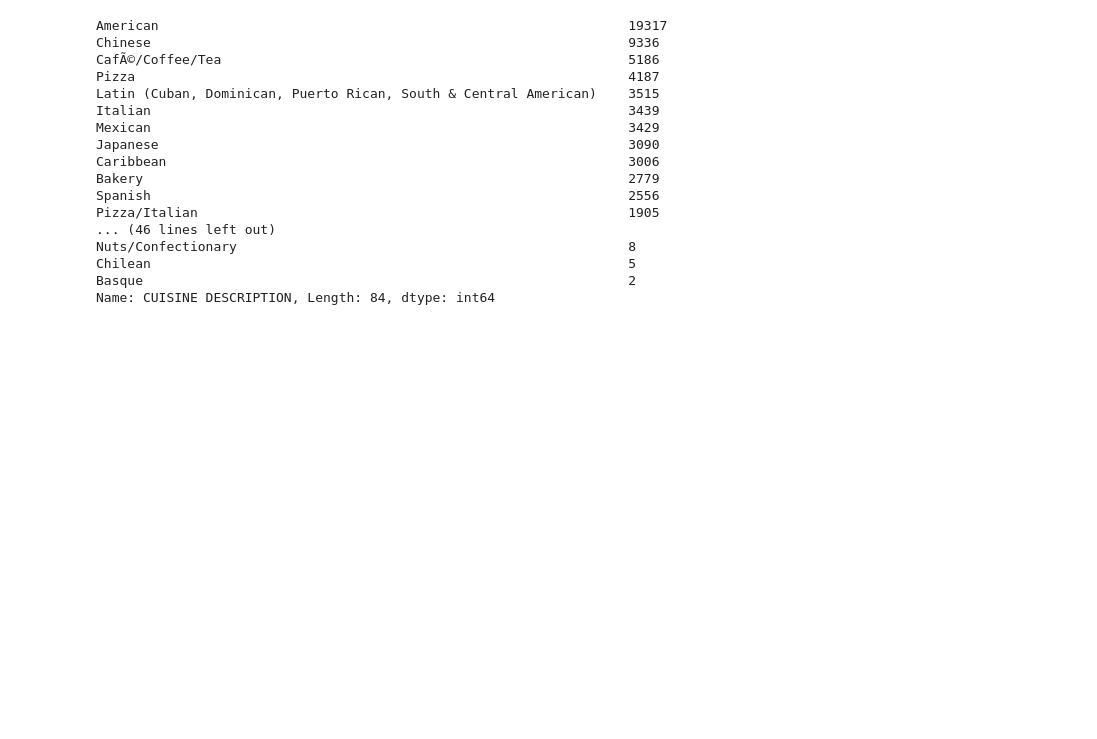
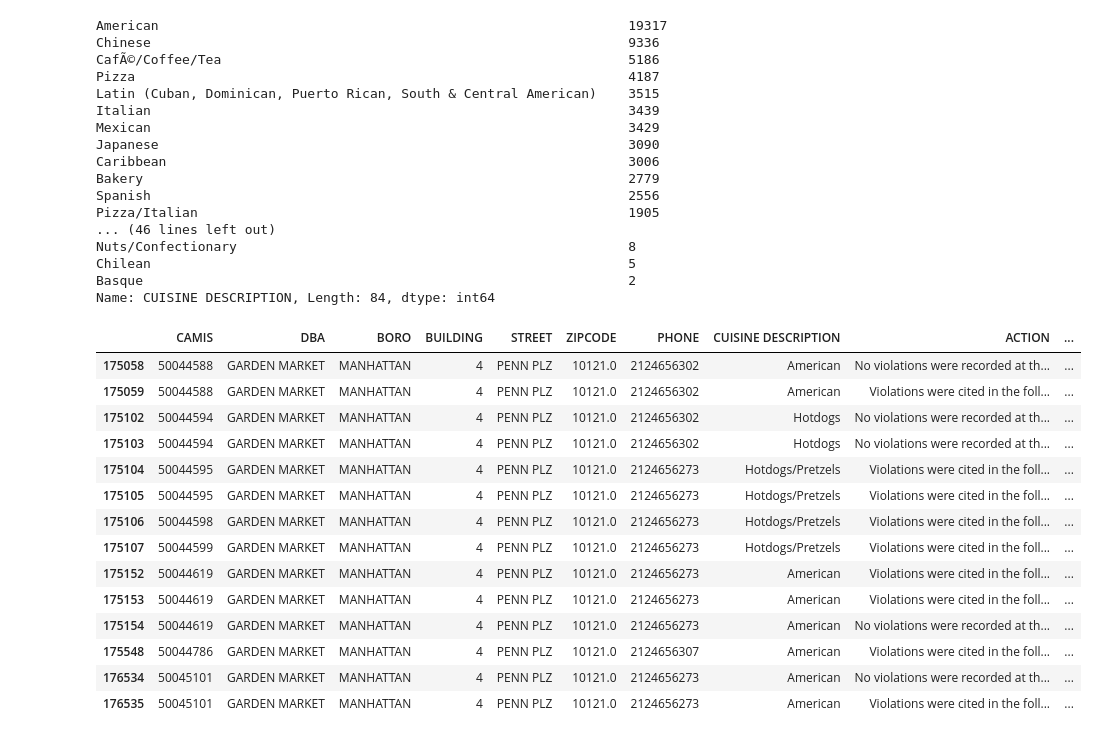
Before and after one commit to robblatt/Restaurant-Hypothesis-Testing, a Jupyter notebook: Chris_Discovery_v2.ipynb, the cells around one changed output. Drawn from its saved outputs; the diff is of its cells as text; code cells hidden in the pictures; blank space fills up the shorter version.

```diff
--- a/Chris_Discovery_v2.ipynb
+++ b/Chris_Discovery_v2.ipynb
@@ -700,3 +700,21 @@ Nuts/Confectionary                                                  8
 Chilean                                                             5
 Basque                                                              2
 Name: CUISINE DESCRIPTION, Length: 84, dtype: int64
+# %%
+df[df['DBA'] == 'GARDEN MARKET']
+# %% [output]
+|  | CAMIS | DBA | BORO | BUILDING | STREET | ZIPCODE | PHONE | CUISINE DESCRIPTION | ACTION | ... |
+| 175058 | 50044588 | GARDEN MARKET | MANHATTAN | 4 | PENN PLZ | 10121.0 | 2124656302 | American | No violations were recorded at th... | ... |
+| 175059 | 50044588 | GARDEN MARKET | MANHATTAN | 4 | PENN PLZ | 10121.0 | 2124656302 | American | Violations were cited in the foll... | ... |
+| 175102 | 50044594 | GARDEN MARKET | MANHATTAN | 4 | PENN PLZ | 10121.0 | 2124656302 | Hotdogs | No violations were recorded at th... | ... |
+| 175103 | 50044594 | GARDEN MARKET | MANHATTAN | 4 | PENN PLZ | 10121.0 | 2124656302 | Hotdogs | No violations were recorded at th... | ... |
+| 175104 | 50044595 | GARDEN MARKET | MANHATTAN | 4 | PENN PLZ | 10121.0 | 2124656273 | Hotdogs/Pretzels | Violations were cited in the foll... | ... |
+| 175105 | 50044595 | GARDEN MARKET | MANHATTAN | 4 | PENN PLZ | 10121.0 | 2124656273 | Hotdogs/Pretzels | Violations were cited in the foll... | ... |
+| 175106 | 50044598 | GARDEN MARKET | MANHATTAN | 4 | PENN PLZ | 10121.0 | 2124656273 | Hotdogs/Pretzels | Violations were cited in the foll... | ... |
+| 175107 | 50044599 | GARDEN MARKET | MANHATTAN | 4 | PENN PLZ | 10121.0 | 2124656273 | Hotdogs/Pretzels | Violations were cited in the foll... | ... |
+| 175152 | 50044619 | GARDEN MARKET | MANHATTAN | 4 | PENN PLZ | 10121.0 | 2124656273 | American | Violations were cited in the foll... | ... |
+| 175153 | 50044619 | GARDEN MARKET | MANHATTAN | 4 | PENN PLZ | 10121.0 | 2124656273 | American | Violations were cited in the foll... | ... |
+| 175154 | 50044619 | GARDEN MARKET | MANHATTAN | 4 | PENN PLZ | 10121.0 | 2124656273 | American | No violations were recorded at th... | ... |
+| 175548 | 50044786 | GARDEN MARKET | MANHATTAN | 4 | PENN PLZ | 10121.0 | 2124656307 | American | Violations were cited in the foll... | ... |
+| 176534 | 50045101 | GARDEN MARKET | MANHATTAN | 4 | PENN PLZ | 10121.0 | 2124656273 | American | No violations were recorded at th... | ... |
+| 176535 | 50045101 | GARDEN MARKET | MANHATTAN | 4 | PENN PLZ | 10121.0 | 2124656273 | American | Violations were cited in the foll... | ... |
```
Also changed, not shown: 3 other files.
